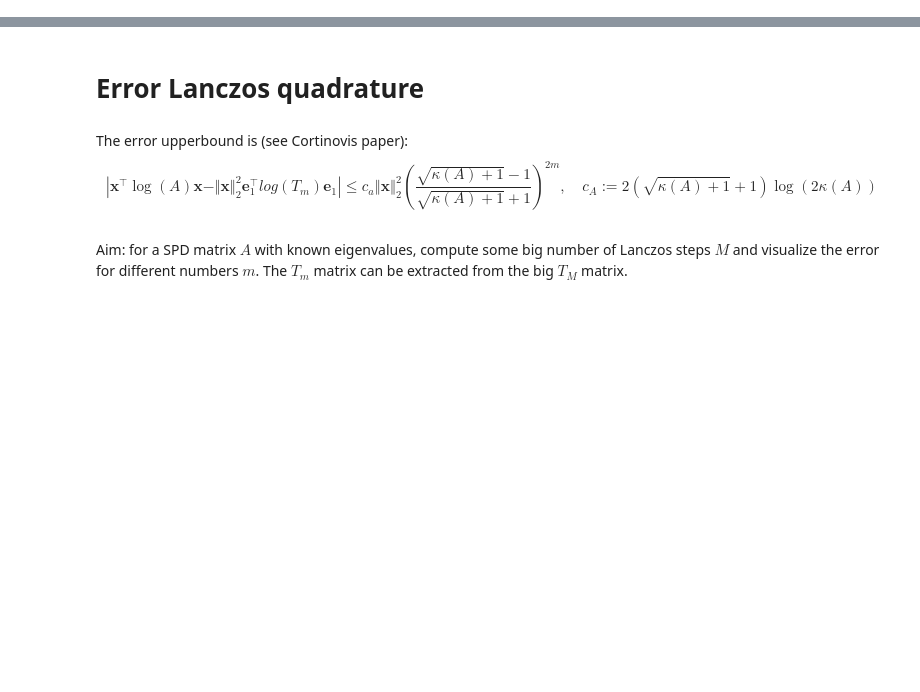
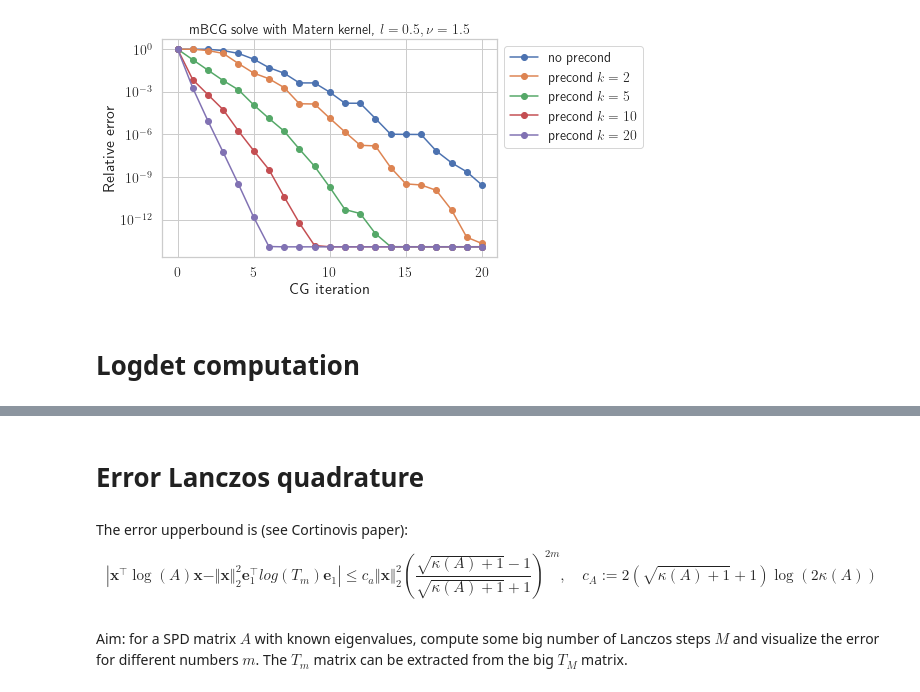
Before and after one commit to matthiaszeller/GP-linalg, a Jupyter notebook: tutorial/Numerical experiments.ipynb, the cells around one changed output, grey strips where cells are left out. Cells and saved outputs as stored; diff of their text form; code cells hidden in the pictures; blank space fills up the shorter version.

```diff
--- a/tutorial/Numerical experiments.ipynb
+++ b/tutorial/Numerical experiments.ipynb
@@ -94,0 +240,60 @@ plt.legend();
+# %%
+def callback(error_lst, xtrue):
+    """
+    Helper callback function: iterative methods (e.g, CG) can be provided a callback function,
+    i.e. a function that will be called at each step of the iterative method with the input
+    being the current solution.
+    This helper function provides a concise way of measuring the relative error at each step.
+
+    :param error_lst: the list in which relative errors will be stored at each step
+    :param xtrue: the true solution used to compute the error
+    """
+    xtrue_norm = (xtrue ** 2).sum() ** 0.5
+    def inner(xk):
+        """Wrapped function. `inner` will be called by the iterative methhod."""
+        error_stepk = xk - xtrue
+        # Compute relative error
+        error_stepk = (error_stepk ** 2).sum() ** 0.5 / xtrue_norm
+        error_lst.append(error_stepk)
+
+    return inner
+# %%
+# Build the kernel matrix
+n = 1000
+sigma2 = 1
+lengthscale = 0.5
+nu = 1.5
+
+grid = torch.linspace(0, 1, n)
+K = MaternKernel(length_scale=lengthscale, nu=nu).compute(grid)
+Khat = K + torch.eye(n) * sigma2
+
+# Build the system Ax = b
+xtrue = torch.randn(n)
+b = Khat @ xtrue
+
+# Solve without preconditionning
+k = 20
+rel_errs = []
+mbcg(lambda X: Khat @ X, lambda X: X, b, torch.zeros(n), k=k, callback=callback(rel_errs, xtrue))
+plt.semilogy(rel_errs, '-o', label='no precond')
+
+# Solve with preconditionning
+ranks = (2, 5, 10, 20)
+for rank in ranks:
+    # Compute preconditionner
+    P = PartialCholesky(K, max_rank=rank, sigma2=sigma2)
+    # Run mBCG
+    rel_errs = []
+    mbcg(lambda X: Khat @ X, P.inv_fun, b, torch.zeros(n), k=k, callback=callback(rel_errs, xtrue))
+    # Plot
+    plt.semilogy(rel_errs, '-o', label=f'precond $k={rank}$')
+
+plt.xlabel('CG iteration'); plt.ylabel('Relative error')
+plt.title(f'mBCG solve with Matern kernel, $l={lengthscale}, \\nu = {nu}$')
+#plt.title('mBCG solve of $\widehat K_' + '_{XX}' + f' x=b$ with Matern kernel, $l={lengthscale}$')
+plt.legend(bbox_to_anchor=(1,1));
+# %% [output]
+[figure, added]
+# %% [markdown]
+# Logdet computation
```
Also changed, not shown: parts of 47 cells of this notebook, 1 other file.
